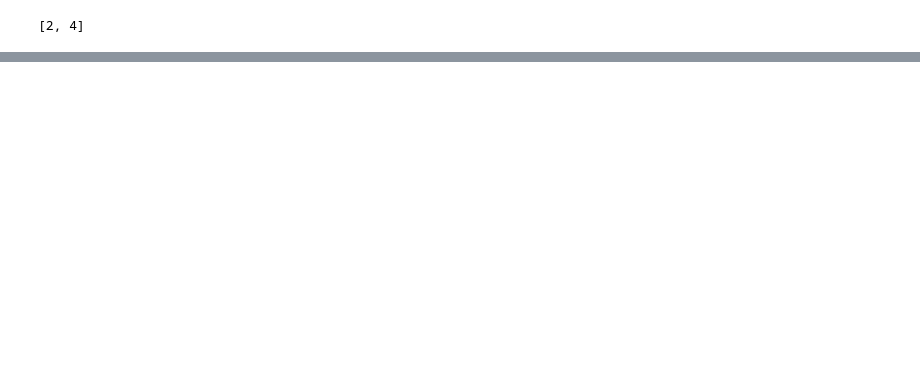
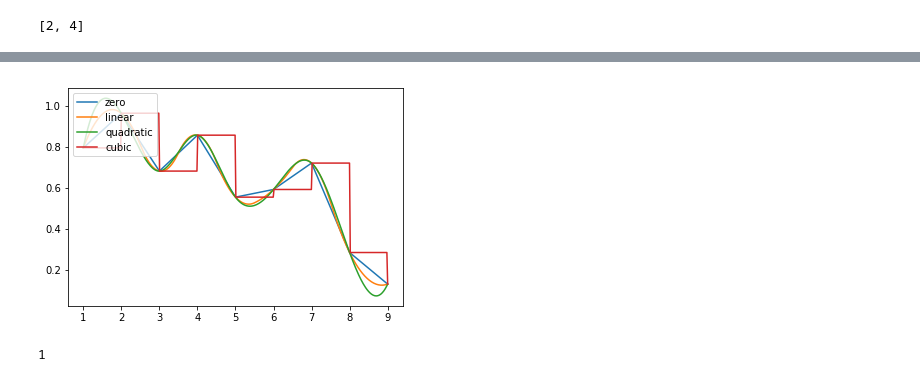
Before and after one commit to mszpyrka/MOWNIT-2018, a Jupyter notebook: zadanie5/lab5.ipynb, the cells around one changed output, grey strips where cells are left out. Cells and saved outputs as stored; diff of their text form; code cells hidden in the pictures; blank space fills up the shorter version.

Commit message:
Added spline interpolation

```diff
--- a/zadanie5/lab5.ipynb
+++ b/zadanie5/lab5.ipynb
@@ -102,0 +107,20 @@ plt.plot(x2, fit2(x2), c='g')
+# %%
+zero_spline = sci.interp1d(x, y, kind='zero')
+linear_spline = sci.interp1d(x, y, kind='linear')
+quadratic_spline = sci.interp1d(x, y, kind='quadratic')
+cubic_spline = sci.interp1d(x, y, kind='cubic')
+# %%
+x3 = np.linspace(np.min(x), np.max(x), 400)
+#plt.figure(figsize=(15,10))
+pylab.plot(x3, linear_spline(x3), label='zero')
+pylab.plot(x3, quadratic_spline(x3), label='linear')
+pylab.plot(x3, cubic_spline(x3), label='quadratic')
+pylab.plot(x3, zero_spline(x3), label='cubic')
+pylab.legend(loc='upper left')
+pylab.show()
+# %% [output]
+[figure, added]
+# %%
+np.min([1, 2, 3])
+# %% [output]
+1
```
Also changed, not shown: parts of 10 cells of this notebook.
